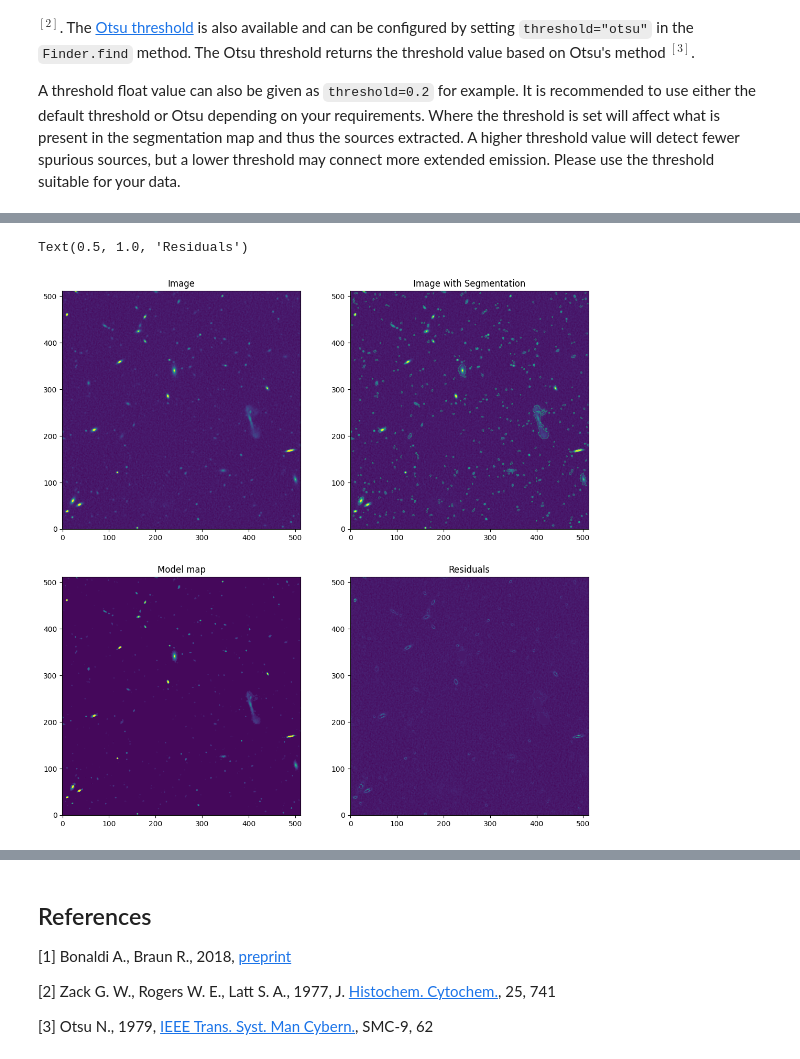
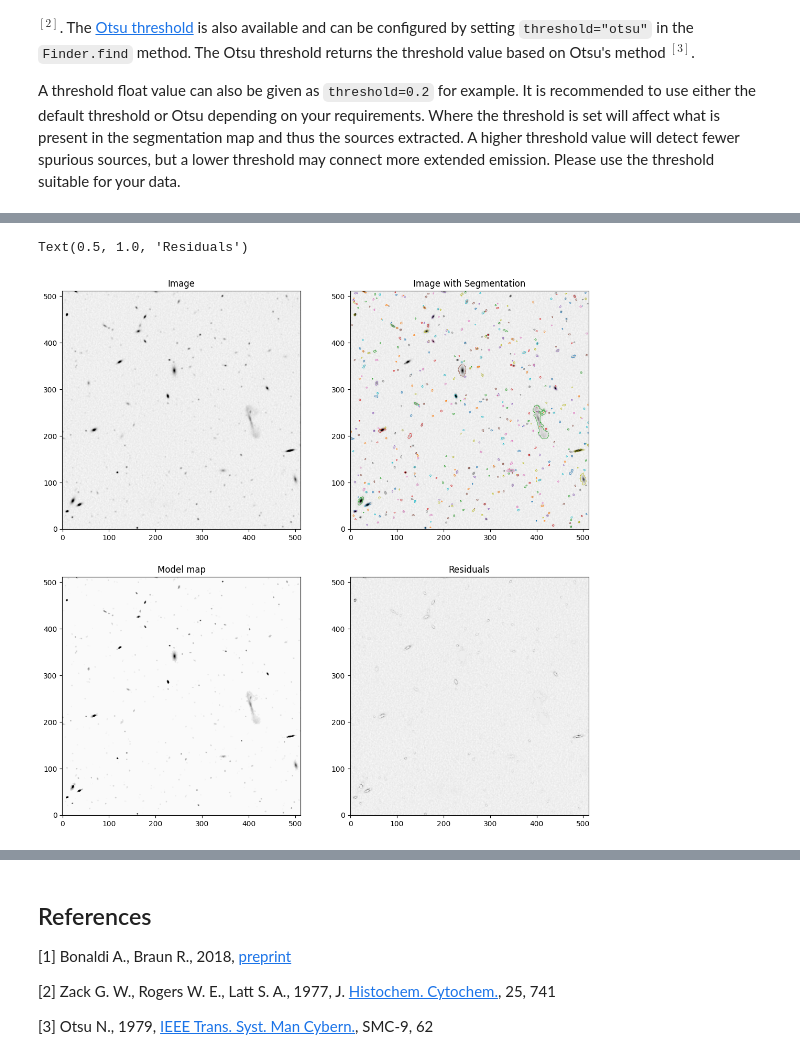
Before and after one commit to hstewart93/continunet, a Jupyter notebook: continunet/user_example.ipynb, the cells around one changed output, grey strips where cells are left out. Saved outputs shown, nothing was run; the diff lists cells and outputs as text; code cells hidden in the pictures.

```diff
--- a/continunet/user_example.ipynb
+++ b/continunet/user_example.ipynb
@@ -47,23 +47,22 @@ residuals = finder.residuals
 segmentation_map = finder.segmentation_map
 # %%
 contours = find_contours(segmentation_map, 0.5)
-
 # plot image, segmentation map, model map, residuals
 fig, ax = plt.subplots(2, 2, figsize=(13, 13))
 
-ax[0, 0].imshow(image, vmax=5e-6, origin="lower")
+ax[0, 0].imshow(image, vmax=5e-6, origin="lower", cmap="gray_r")
 ax[0, 0].set_title("Image")
 
-ax[0, 1].imshow(image, vmax=5e-6, origin="lower")
+ax[0, 1].imshow(image, vmax=5e-6, origin="lower", cmap="gray_r")
 
 for contour in contours:
-    ax[0, 1].plot(contour[:, 1], contour[:, 0], linewidth=0.5, color="springgreen", alpha=0.5)
+    ax[0, 1].plot(contour[:, 1], contour[:, 0], linewidth=0.5)
 ax[0, 1].set_title("Image with Segmentation")
 
-ax[1, 0].imshow(model_map, vmax=5e-6, origin="lower")
+ax[1, 0].imshow(model_map, vmax=5e-6, origin="lower", cmap="gray_r")
 ax[1, 0].set_title("Model map")
 
-ax[1, 1].imshow(residuals, vmax=5e-6, origin="lower")
+ax[1, 1].imshow(residuals, vmax=5e-6, origin="lower", cmap="gray_r")
 ax[1, 1].set_title("Residuals")
 # %% [output]
 Text(0.5, 1.0, 'Residuals')
@@ -109,25 +108,25 @@ segmentation_map = finder.segmentation_map
 # %%
 contours = find_contours(segmentation_map, 0.5)
 # plot image, segmentation map, model map, residuals
 fig, ax = plt.subplots(2, 2, figsize=(13, 13))
 
-ax[0, 0].imshow(image, vmax=5e-6, origin="lower")
+ax[0, 0].imshow(image, vmax=5e-6, origin="lower", cmap="gray_r")
 ax[0, 0].set_title("Image")
 
-ax[0, 1].imshow(image, vmax=5e-6, origin="lower")
+ax[0, 1].imshow(image, vmax=5e-6, origin="lower", cmap="gray_r")
 
 for contour in contours:
-    ax[0, 1].plot(contour[:, 1], contour[:, 0], linewidth=0.5, color="springgreen", alpha=0.5)
+    ax[0, 1].plot(contour[:, 1], contour[:, 0], linewidth=0.5)
 ax[0, 1].set_title("Image with Segmentation")
 
-ax[1, 0].imshow(model_map, vmax=5e-6, origin="lower")
+ax[1, 0].imshow(model_map, vmax=5e-6, origin="lower", cmap="gray_r")
 ax[1, 0].set_title("Model map")
 
-ax[1, 1].imshow(residuals, vmax=5e-6, origin="lower")
+ax[1, 1].imshow(residuals, vmax=5e-6, origin="lower", cmap="gray_r")
 ax[1, 1].set_title("Residuals")
 # %% [output]
 Text(0.5, 1.0, 'Residuals')
-[figure, old version]
+[figure, new version]
 # %%
 fig, ax = plt.subplots(1, 1, figsize=(6, 4))
 
```
Also changed, not shown: parts of 4 cells of this notebook.
